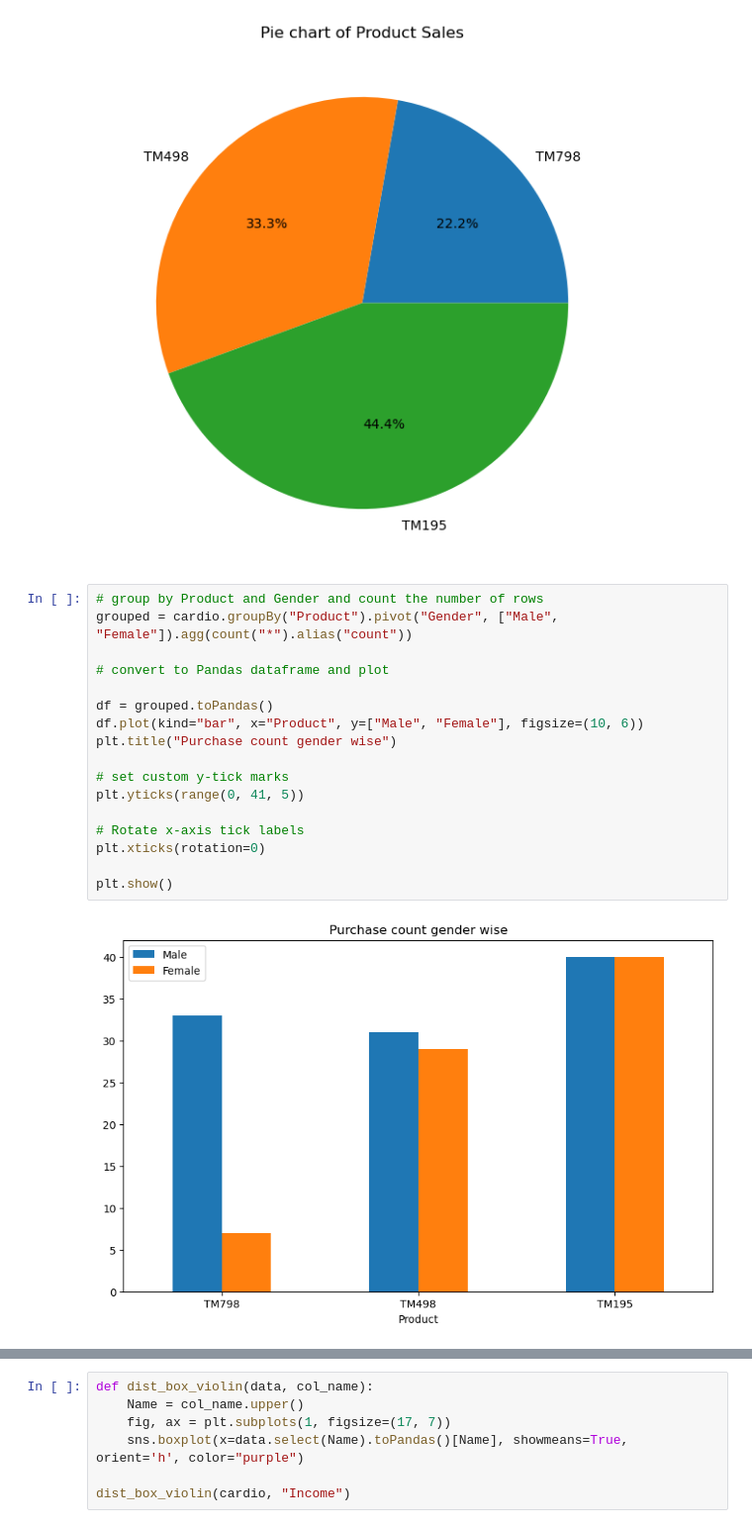
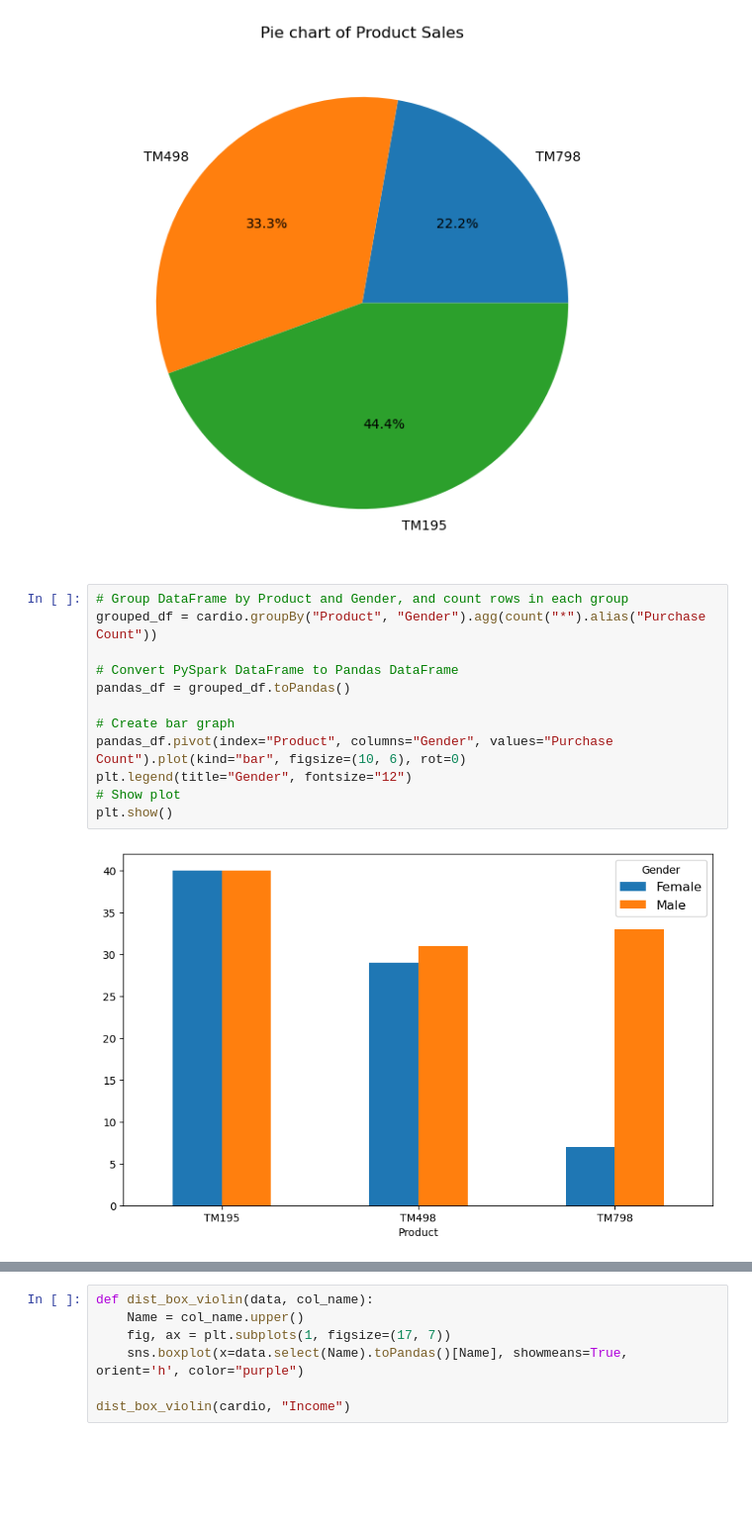
Before and after one commit to MrLongg/PTDL, a Jupyter notebook: main.ipynb, the cells around one changed output, grey strips where cells are left out. Shown at 99% size. Saved outputs shown, nothing was run; the diff lists cells and outputs as text; blank space fills up the shorter version.

```diff
--- a/main.ipynb
+++ b/main.ipynb
@@ -97,21 +97,16 @@ plt.show()
 # %% [output]
 [figure]
 # %%
-# group by Product and Gender and count the number of rows
-grouped = cardio.groupBy("Product").pivot("Gender", ["Male", "Female"]).agg(count("*").alias("count"))
+# Group DataFrame by Product and Gender, and count rows in each group
+grouped_df = cardio.groupBy("Product", "Gender").agg(count("*").alias("Purchase Count"))
 
-# convert to Pandas dataframe and plot
+# Convert PySpark DataFrame to Pandas DataFrame
+pandas_df = grouped_df.toPandas()
 
-df = grouped.toPandas()
-df.plot(kind="bar", x="Product", y=["Male", "Female"], figsize=(10, 6))
-plt.title("Purchase count gender wise")
-
-# set custom y-tick marks
-plt.yticks(range(0, 41, 5))
-
-# Rotate x-axis tick labels
-plt.xticks(rotation=0)
-
+# Create bar graph
+pandas_df.pivot(index="Product", columns="Gender", values="Purchase Count").plot(kind="bar", figsize=(10, 6), rot=0)
+plt.legend(title="Gender", fontsize="12")
+# Show plot
 plt.show()
 # %% [output]
-[figure, old version]
+[figure, new version]
```
Also changed, not shown: parts of 3 cells of this notebook.
